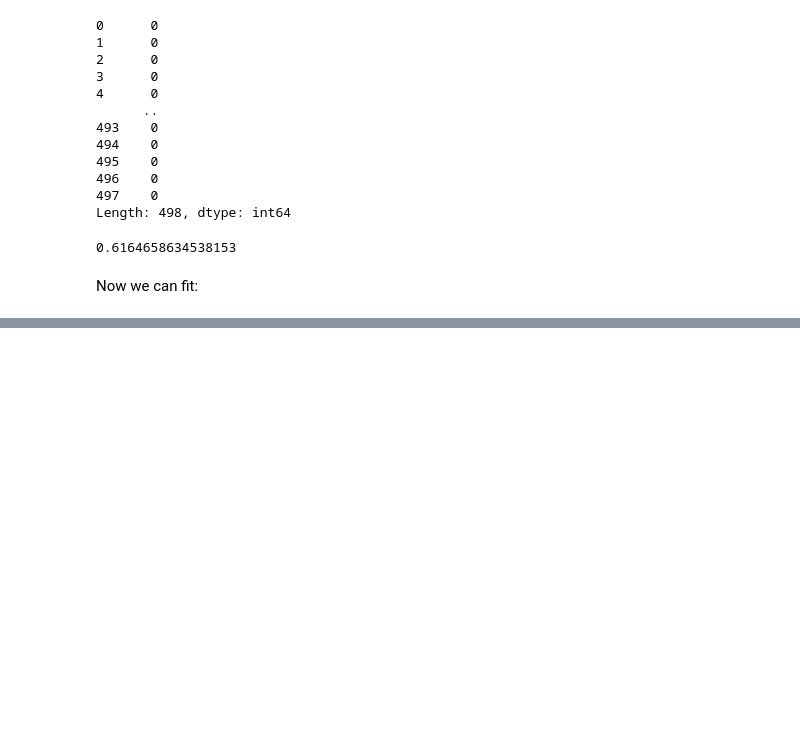
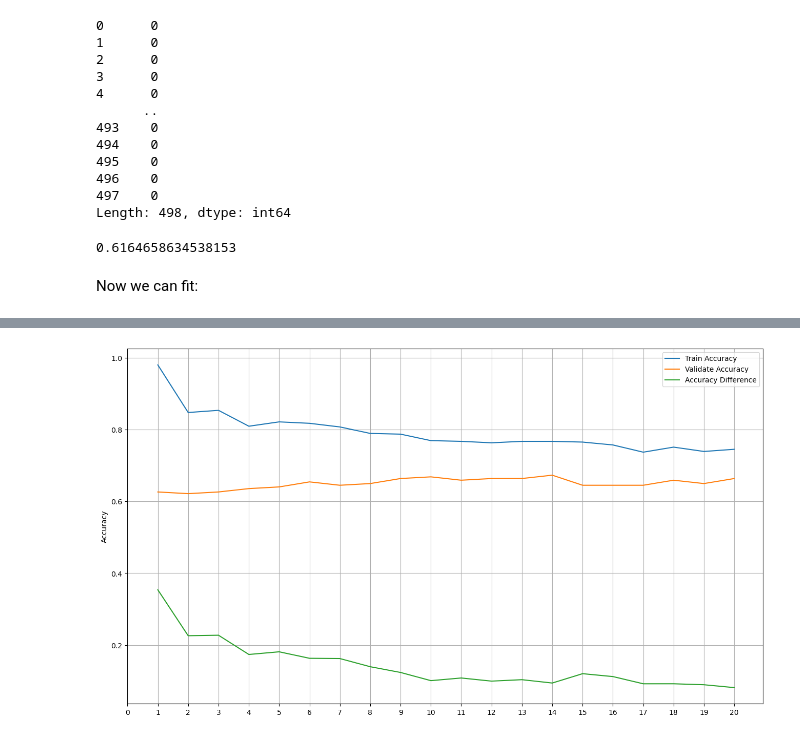
Before and after one commit to NikkideVries/classification-exercises, a Jupyter notebook: knn_model.ipynb, the cells around one changed output, grey strips where cells are left out. Cells and saved outputs as stored; diff of their text form; code cells hidden in the pictures; blank space fills up the shorter version.

```diff
--- a/knn_model.ipynb
+++ b/knn_model.ipynb
@@ -123,0 +365,9 @@ AttributeError: 'Flags' object has no attribute 'c_contiguous'
+# %%
+k = 20
+knn, y_train_pred, y_validate_pred = knn_fit_predict(k,
+                                                     X_train,
+                                                     y_train,
+                                                     X_validate)
+accuracy_t, cmdf_t, crdf_t, met_t = evaluate_clf(knn, X_train, y_train, y_train_pred)
+
+accuracy_v, cmdf_v, crdf_v, met_v = evaluate_clf(knn, X_validate, y_validate, y_validate_pred)
@@ -123,0 +426,20 @@ AttributeError: 'Flags' object has no attribute 'c_contiguous'
+# %%
+metrics = []
+
+for k in range(1,21):
+    knn, y_train_pred, y_val_pred = knn_fit_predict(k, X_train,
+                                                    y_train,
+                                                    X_validate)
+    train_acc = knn.score(X_train, y_train)
+    val_acc = knn.score(X_validate, y_validate)
+
+    output = {
+            "k": k,
+            "train_accuracy": train_acc,
+            "validate_accuracy": val_acc
+    }
+
+    metrics.append(output)
+
+eval_df = pd.DataFrame(metrics)
+eval_df['difference'] = eval_df['train_accuracy'] - eval_df['validate_accuracy']
@@ -123,0 +466,13 @@ AttributeError: 'Flags' object has no attribute 'c_contiguous'
+# %%
+# plot the data
+plt.figure(figsize=(16,9))
+plt.plot(eval_df.k, eval_df.train_accuracy, label='Train Accuracy')
+plt.plot(eval_df.k, eval_df.validate_accuracy, label='Validate Accuracy')
+plt.plot(eval_df.k, eval_df.difference, label='Accuracy Difference')
+plt.ylabel('Accuracy')
+plt.legend()
+plt.xticks(np.arange(0,21,1))
+plt.grid()
+plt.show()
+# %% [output]
+[figure, added]
```
Also changed, not shown: parts of 19 cells of this notebook, 1 other file.
